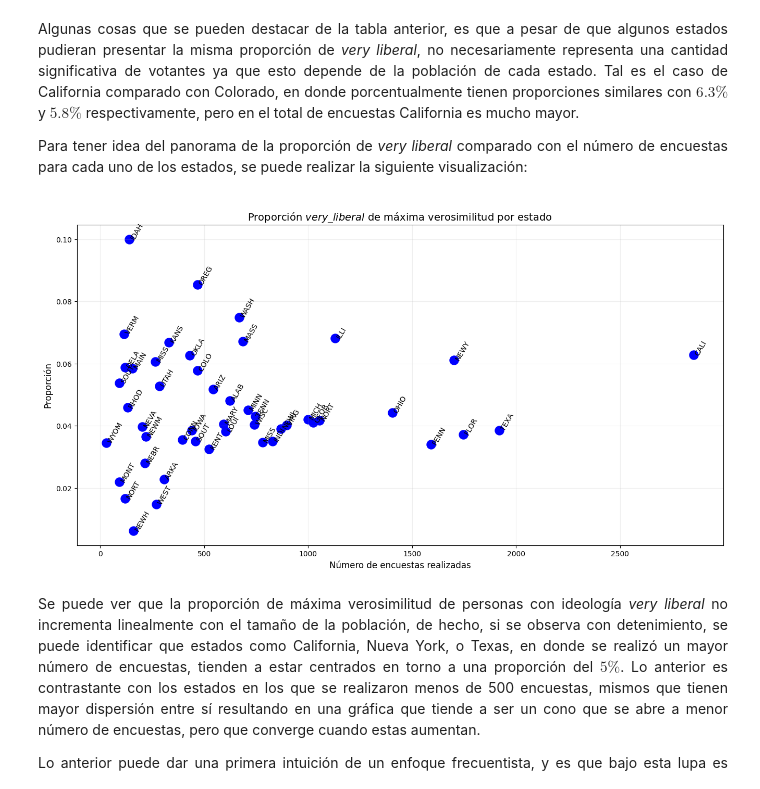
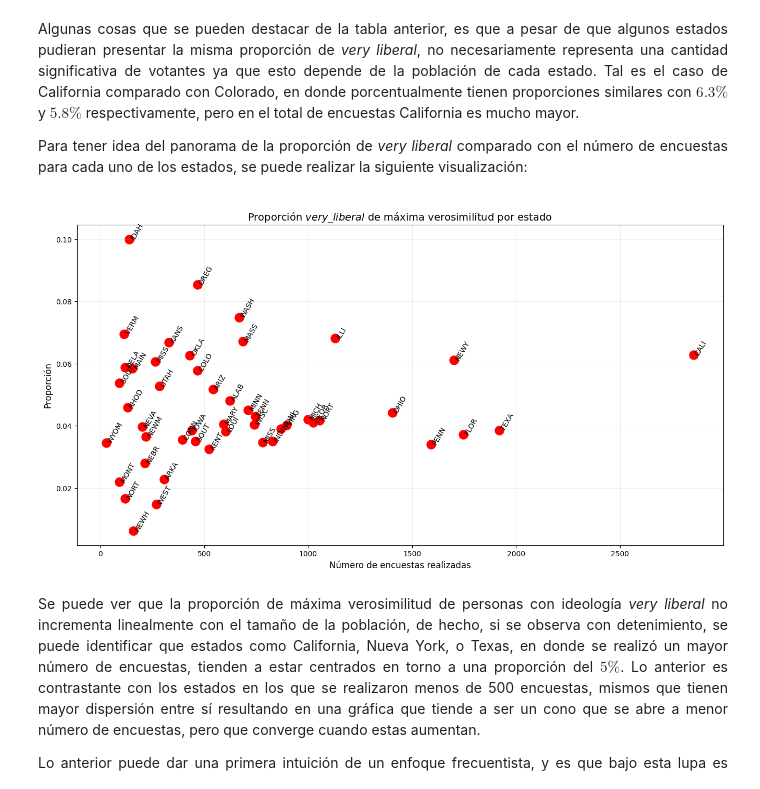
Before and after one commit to CAMM961001/bayes-first-steps, a Jupyter notebook: bayes-first-steps.ipynb, the cells around one changed output. Cells and saved outputs as stored; diff of their text form; code cells hidden in the pictures.

```diff
--- a/bayes-first-steps.ipynb
+++ b/bayes-first-steps.ipynb
@@ -103,22 +103,22 @@ Para tener idea del panorama de la proporción de _very liberal_ comparado con e
 # %%
 #Scatter plot
 plt.figure(figsize=plot_settings['figsize'])
-plt.scatter(x=prop['survey_total'], y=prop['prop_mle'], s=150, color='blue')
+plt.scatter(x=prop['survey_total'], y=prop['prop_mle'], s=150, color='red')
 
 #Anotaciones y estilo
 for idx in prop.index:
     x = prop.loc[idx]['survey_total']
     y = prop.loc[idx]['prop_mle']
     s = prop.loc[idx]['state'].upper().replace(' ', '')[0:4]
     plt.text(x=x, y=y, s=s, fontsize=plot_settings['annotation'], rotation=60)
 plt.title(r'Proporción $very\_liberal$ de máxima verosimilitud por estado', fontsize=plot_settings['title'])
 plt.xlabel('Número de encuestas realizadas', fontsize=plot_settings['text'])
 plt.ylabel('Proporción', fontsize=plot_settings['text'])
 plt.grid(alpha=0.2)
 
 plt.show()
 # %% [output]
-[figure, old version]
+[figure, new version]
 # %% [markdown]
 <div style="text-align: justify">
 
```
Also changed, not shown: parts of 15 cells of this notebook.
